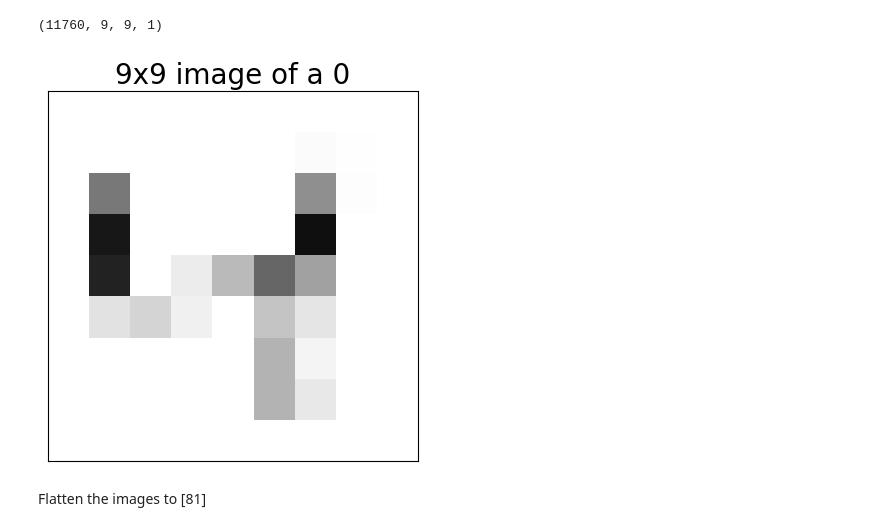
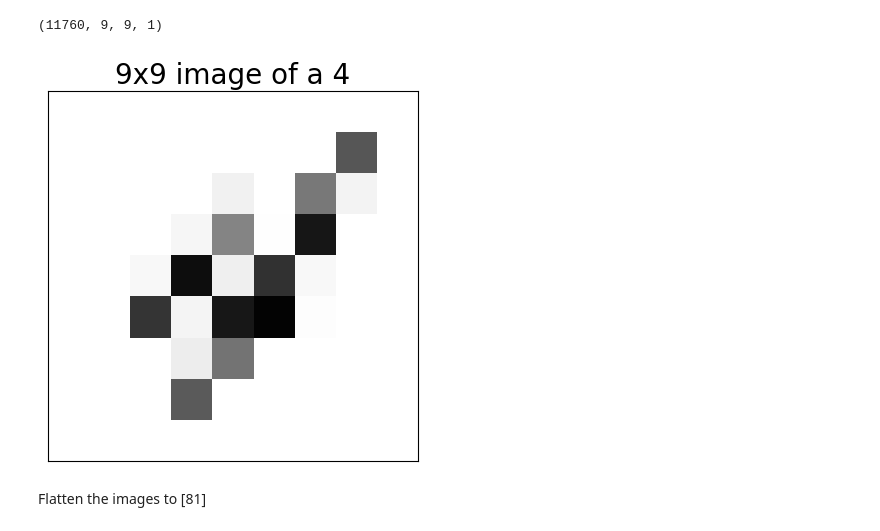
Before and after one commit to psamtam/QuantumMLClassification, a Jupyter notebook: MNIST-classification_classifying_6_4_3-layers_using_amplitude_encoding_9x9.ipynb, the cells around one changed output. Cells and saved outputs as stored; diff of their text form; code cells hidden in the pictures.

```diff
--- a/MNIST-classification_classifying_6_4_3-layers_using_amplitude_encoding_9x9.ipynb
+++ b/MNIST-classification_classifying_6_4_3-layers_using_amplitude_encoding_9x9.ipynb
@@ -38,7 +38,7 @@ Create a function to filter out only 0 and 2
 def filter_64(x, y):
     keep = (y == 6) | (y == 4)
     x, y = x[keep], y[keep]
-    y = y == 0
+    y = y == 4
     return x,y
 # %%
 x_train, y_train = filter_64(x_train, y_train)
@@ -75,16 +75,16 @@ print(x_train_small.shape)
 # %% [output]
 (11760, 9, 9, 1)
 # %%
-plt.imshow(x_train_small[0,:,:,0], vmin=0, vmax=1, cmap='Greys')
+plt.imshow(x_train_small[i,:,:,0], vmin=0, vmax=1, cmap='Greys')
 ax = plt.gca()
 ax.set_xticks([])
 ax.set_yticks([])
-plt.title("9x9 image of a 0", fontsize=20)
+plt.title(f"9x9 image of a {'4' if (y_train[i] == 1) else '6'}", fontsize=20)
 # save to file as pdf
 plt.savefig('9x9_MNIST_0.pdf', bbox_inches='tight', pad_inches=0)
 plt.show()
 # %% [output]
-[figure, old version]
+[figure, new version]
 # %% [markdown]
 Flatten the images to [81]
 # %%
```
Also changed, not shown: parts of 6 cells of this notebook, 1 other file.
